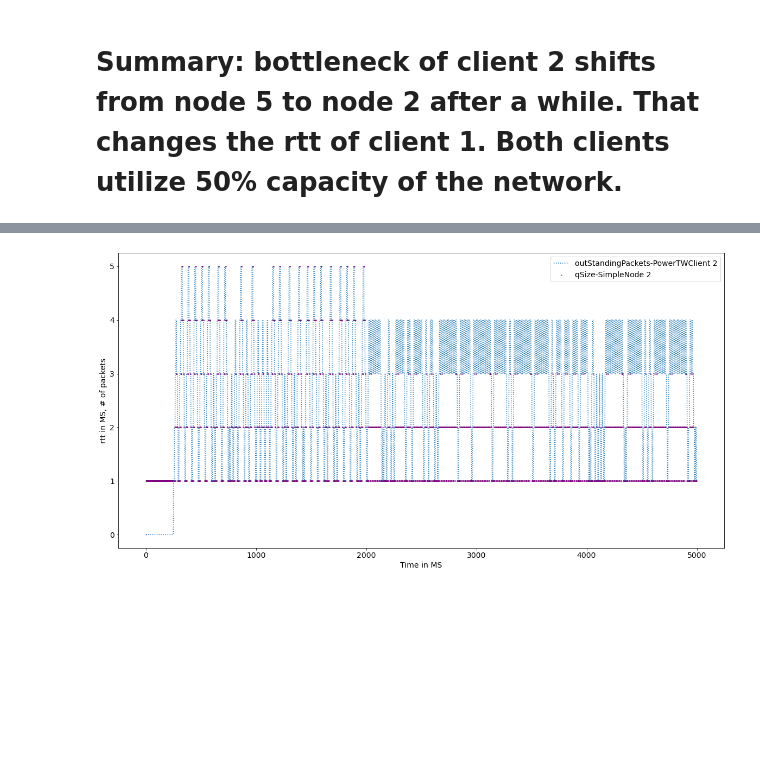
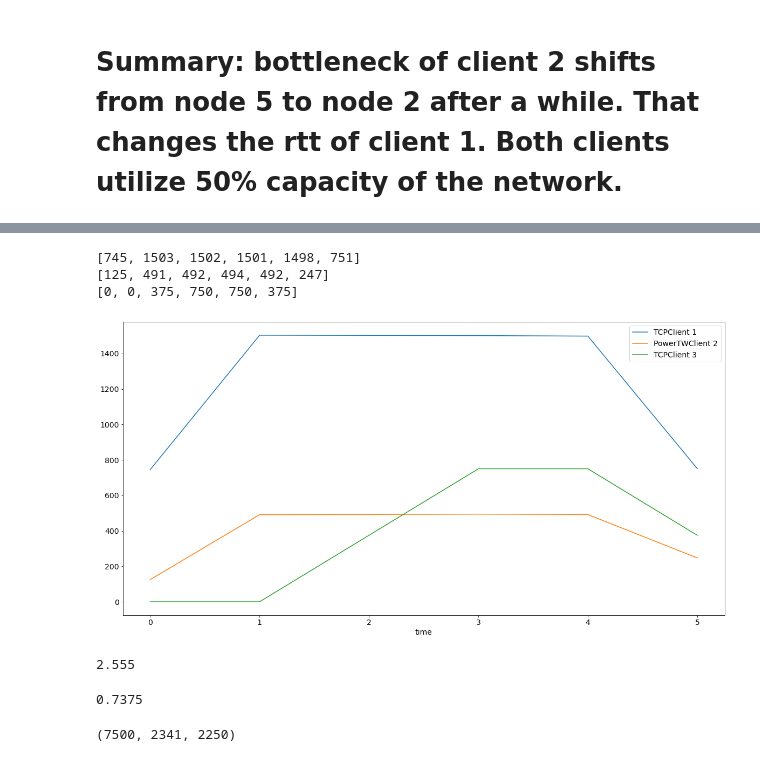
Before and after one commit to adhocmaster/pyns, a Jupyter notebook: scenarios/3-client-power-long.ipynb, the cells around one changed output, grey strips where cells are left out. Cells and saved outputs as stored; diff of their text form; code cells hidden in the pictures; blank space fills up the shorter version.

```diff
--- a/scenarios/3-client-power-long.ipynb
+++ b/scenarios/3-client-power-long.ipynb
@@ -165,7 +183,0 @@ analyzer.createBinnedChartForNodeVsClient(nodes3, ['qSize'], [client3], ['outSta
-# %%
-
-# filteredNodes = [nodes2[2], nodes2[5]]
-filteredNodes = [nodes2[2]]
-analyzer.createBinnedChartForNodeVsClient(filteredNodes, ['qSize'], [client2], ['outStandingPackets'], figsize=(20, 10), start=0, end=None, xlabel="Time in MS", ylabel="rtt in MS, # of packets")
-# %% [output]
-[figure, removed]
@@ -181,0 +184,19 @@ analyzer.createMovingAverageChartForNodeVsClient(filteredNodes, ['qSize'], [clie
+# %%
+analyzer.createPackAckedChart(clients)
+# %% [output]
+[745, 1503, 1502, 1501, 1498, 751]
+[125, 491, 492, 494, 492, 247]
+[0, 0, 375, 750, 750, 375]
+[figure, added]
+# %%
+np.mean(client2.binnedStats['outStandingPackets'][4000:])
+# %% [output]
+2.555
+# %%
+np.mean(client3.binnedStats['outStandingPackets'][4000:])
+# %% [output]
+0.7375
+# %%
+client.stats['totalPacketsAcked'][-1], client2.stats['totalPacketsAcked'][-1], client3.stats['totalPacketsAcked'][-1]
+# %% [output]
+(7500, 2341, 2250)
```
Also changed, not shown: parts of 13 cells of this notebook, 10 other files.
